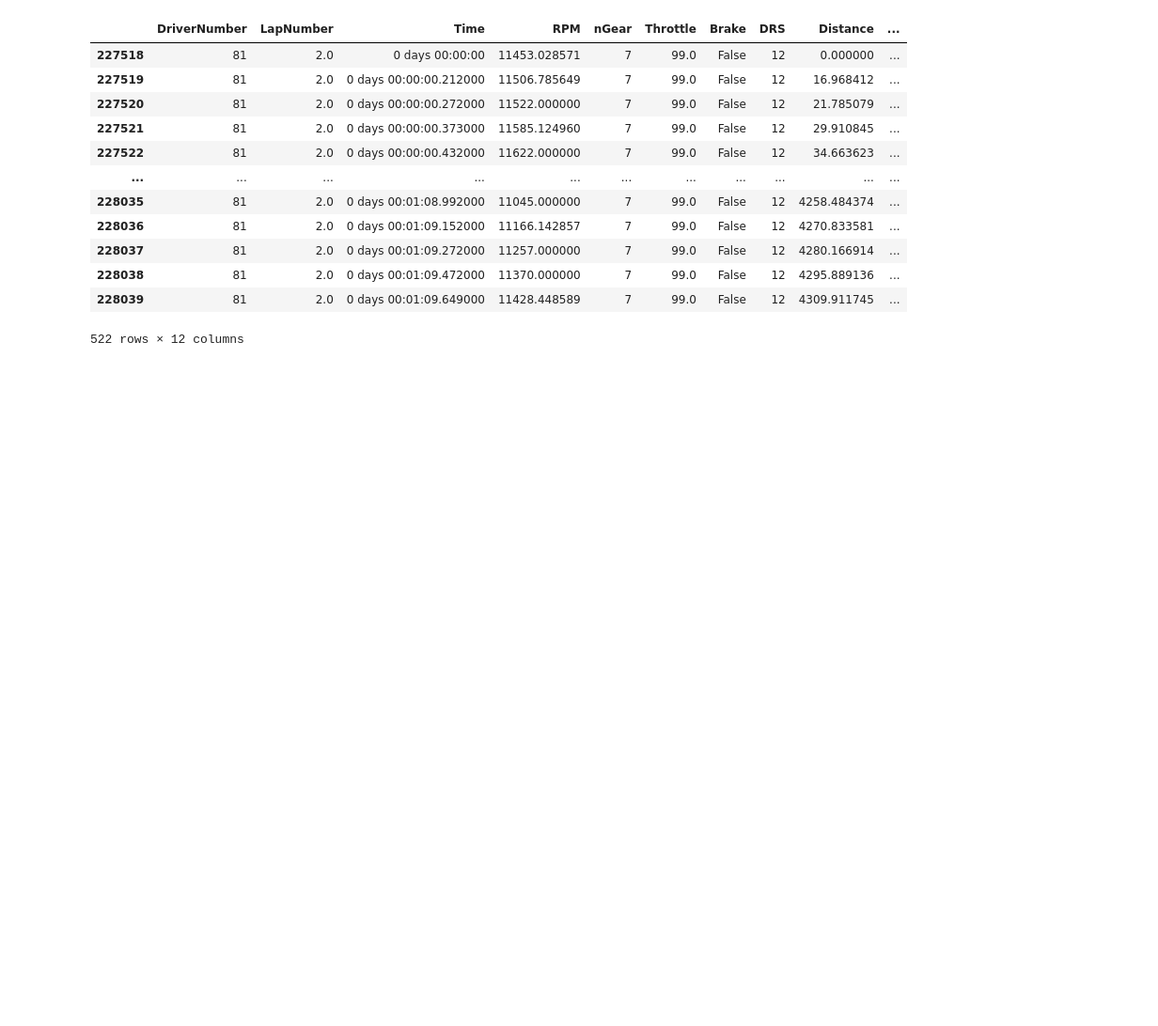
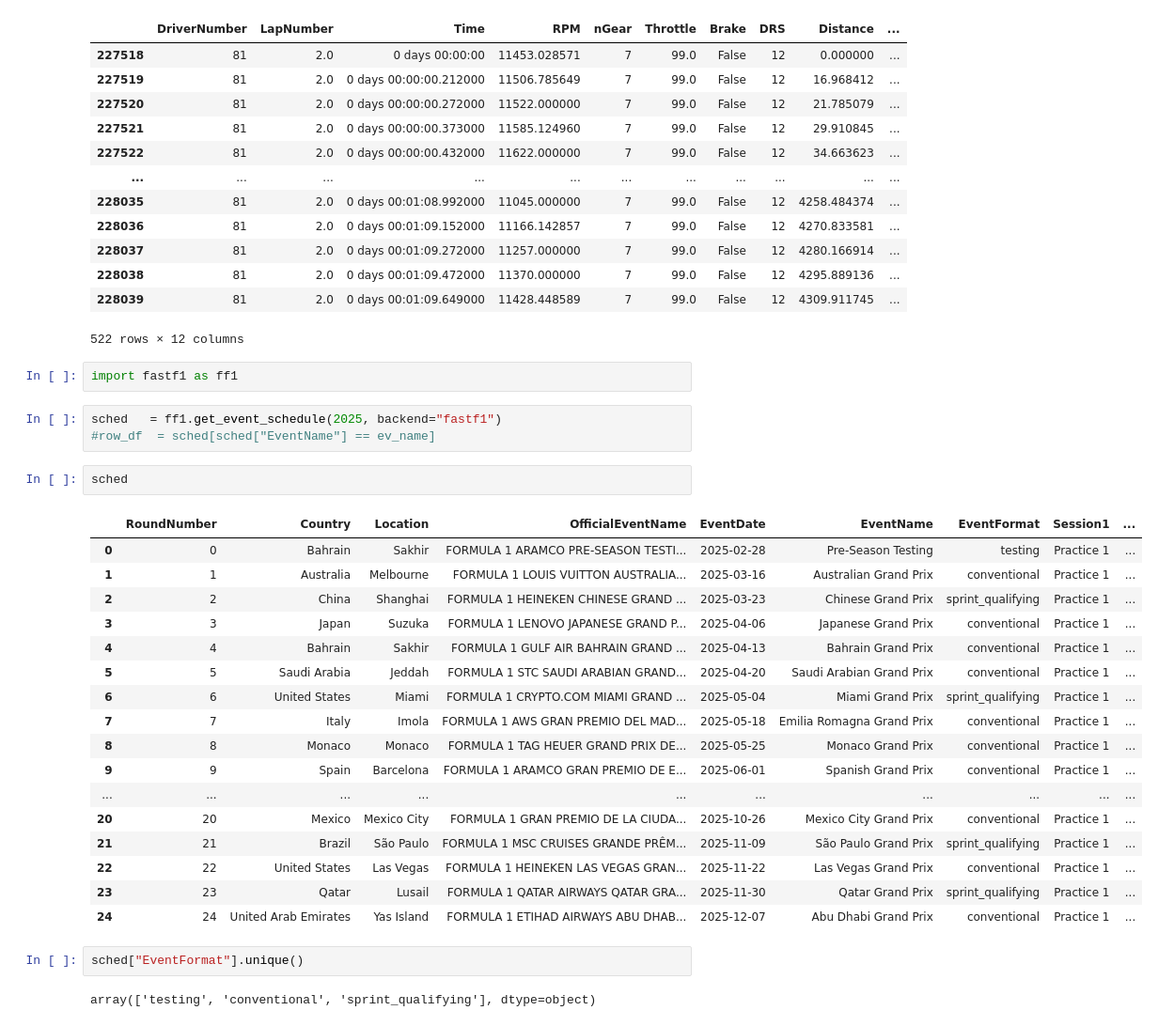
Before and after one commit to tomasz-solis/formula1, a Jupyter notebook: EDA/wip.ipynb, the cells around one changed output. Shown: that part at 94% size. Saved outputs shown, nothing was run; the diff lists cells and outputs as text; blank space fills up the shorter version.

```diff
--- a/EDA/wip.ipynb
+++ b/EDA/wip.ipynb
@@ -238,3 +238,32 @@ df.loc[(df.DriverNumber=='81')&(df.LapNumber==2)]#.Corner.unique()
 | 228038 | 81 | 2.0 | 0 days 00:01:09.472000 | 11370.000000 | 7 | 99.0 | False | 12 | 4295.889136 | ... |
 | 228039 | 81 | 2.0 | 0 days 00:01:09.649000 | 11428.448589 | 7 | 99.0 | False | 12 | 4309.911745 | ... |
 522 rows × 12 columns
+# %%
+import fastf1 as ff1
+# %%
+sched   = ff1.get_event_schedule(2025, backend="fastf1")
+#row_df  = sched[sched["EventName"] == ev_name]
+# %%
+sched
+# %% [output]
+|  | RoundNumber | Country | Location | OfficialEventName | EventDate | EventName | EventFormat | Session1 | ... |
+| 0 | 0 | Bahrain | Sakhir | FORMULA 1 ARAMCO PRE-SEASON TESTI... | 2025-02-28 | Pre-Season Testing | testing | Practice 1 | ... |
+| 1 | 1 | Australia | Melbourne | FORMULA 1 LOUIS VUITTON AUSTRALIA... | 2025-03-16 | Australian Grand Prix | conventional | Practice 1 | ... |
+| 2 | 2 | China | Shanghai | FORMULA 1 HEINEKEN CHINESE GRAND ... | 2025-03-23 | Chinese Grand Prix | sprint_qualifying | Practice 1 | ... |
+| 3 | 3 | Japan | Suzuka | FORMULA 1 LENOVO JAPANESE GRAND P... | 2025-04-06 | Japanese Grand Prix | conventional | Practice 1 | ... |
+| 4 | 4 | Bahrain | Sakhir | FORMULA 1 GULF AIR BAHRAIN GRAND ... | 2025-04-13 | Bahrain Grand Prix | conventional | Practice 1 | ... |
+| 5 | 5 | Saudi Arabia | Jeddah | FORMULA 1 STC SAUDI ARABIAN GRAND... | 2025-04-20 | Saudi Arabian Grand Prix | conventional | Practice 1 | ... |
+| 6 | 6 | United States | Miami | FORMULA 1 CRYPTO.COM MIAMI GRAND ... | 2025-05-04 | Miami Grand Prix | sprint_qualifying | Practice 1 | ... |
+| 7 | 7 | Italy | Imola | FORMULA 1 AWS GRAN PREMIO DEL MAD... | 2025-05-18 | Emilia Romagna Grand Prix | conventional | Practice 1 | ... |
+| 8 | 8 | Monaco | Monaco | FORMULA 1 TAG HEUER GRAND PRIX DE... | 2025-05-25 | Monaco Grand Prix | conventional | Practice 1 | ... |
+| 9 | 9 | Spain | Barcelona | FORMULA 1 ARAMCO GRAN PREMIO DE E... | 2025-06-01 | Spanish Grand Prix | conventional | Practice 1 | ... |
+| ... | ... | ... | ... | ... | ... | ... | ... | ... | ... |
+| 20 | 20 | Mexico | Mexico City | FORMULA 1 GRAN PREMIO DE LA CIUDA... | 2025-10-26 | Mexico City Grand Prix | conventional | Practice 1 | ... |
+| 21 | 21 | Brazil | São Paulo | FORMULA 1 MSC CRUISES GRANDE PRÊM... | 2025-11-09 | São Paulo Grand Prix | sprint_qualifying | Practice 1 | ... |
+| 22 | 22 | United States | Las Vegas | FORMULA 1 HEINEKEN LAS VEGAS GRAN... | 2025-11-22 | Las Vegas Grand Prix | conventional | Practice 1 | ... |
+| 23 | 23 | Qatar | Lusail | FORMULA 1 QATAR AIRWAYS QATAR GRA... | 2025-11-30 | Qatar Grand Prix | sprint_qualifying | Practice 1 | ... |
+| 24 | 24 | United Arab Emirates | Yas Island | FORMULA 1 ETIHAD AIRWAYS ABU DHAB... | 2025-12-07 | Abu Dhabi Grand Prix | conventional | Practice 1 | ... |
+# %%
+sched["EventFormat"].unique()
+# %% [output]
+array(['testing', 'conventional', 'sprint_qualifying'], dtype=object)
```
Also changed, not shown: 5 other files.
